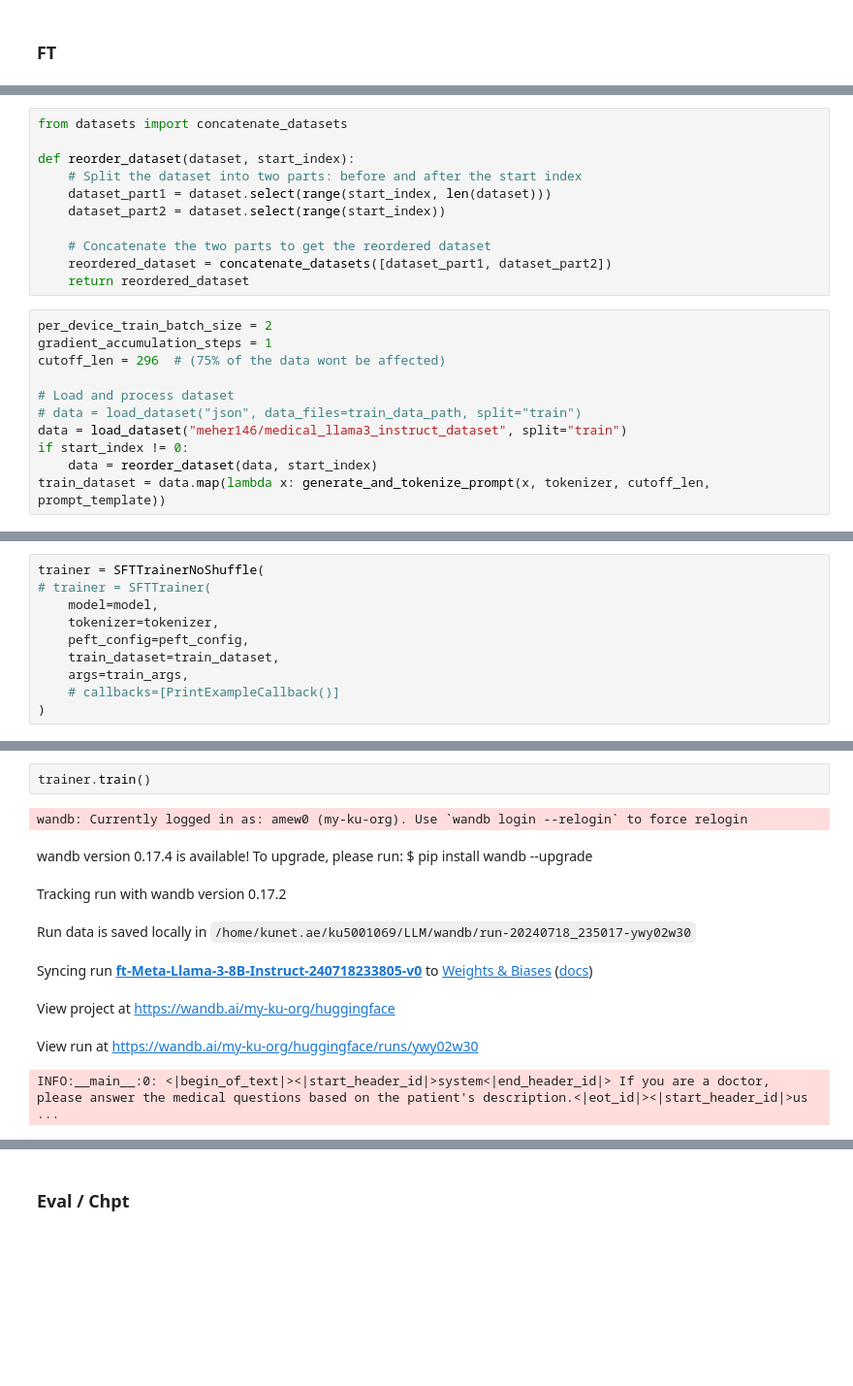
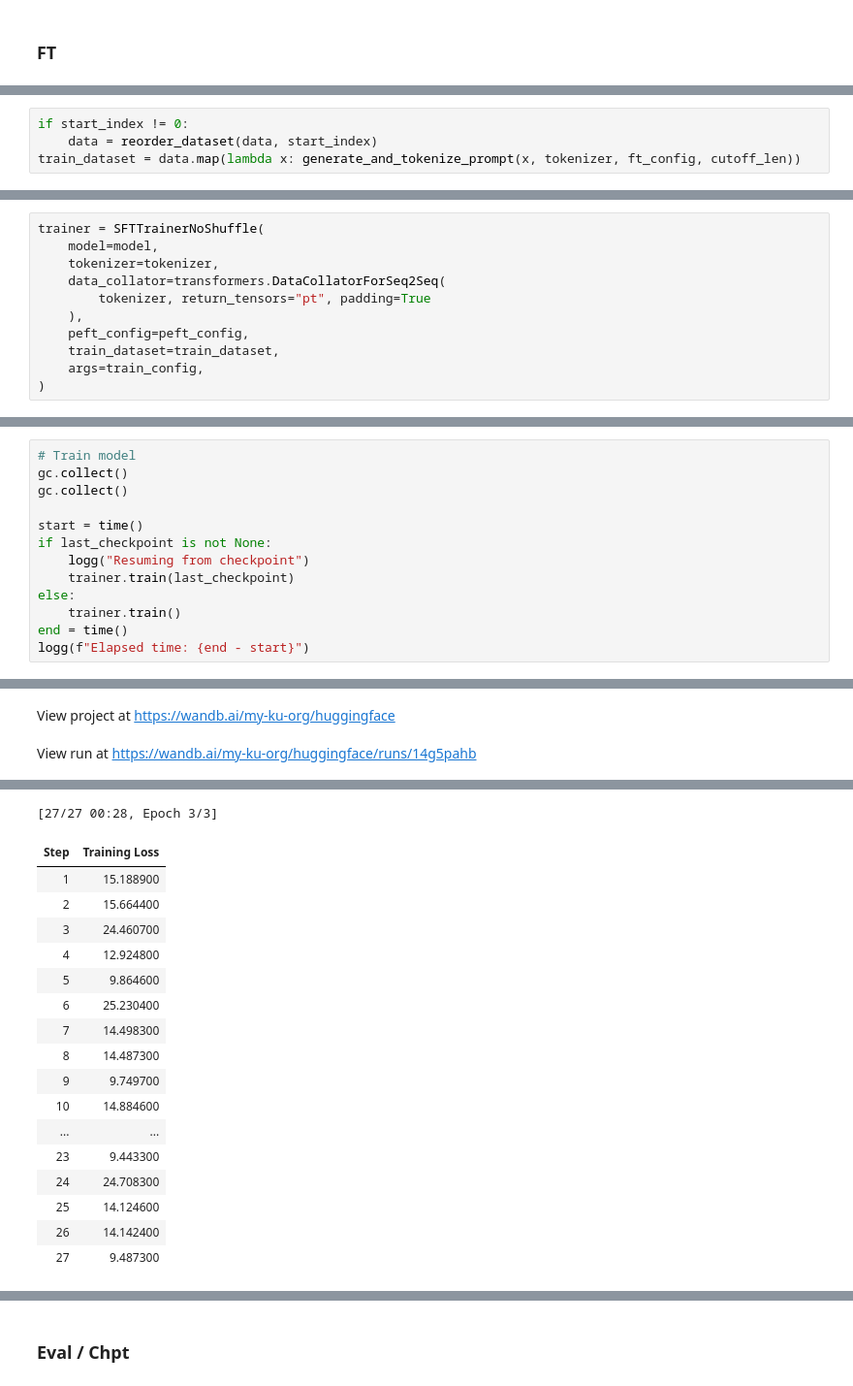
Before and after one commit to amew0/LLM, a Jupyter notebook: temp.ipynb, the cells around one changed output, grey strips where cells are left out. Shown: that part at 97% size. Saved outputs shown, nothing was run; the diff lists cells and outputs as text; blank space fills up the shorter version.

```diff
--- a/temp.ipynb
+++ b/temp.ipynb
@@ -411,22 +401,4 @@ peft_config = LoraConfig(
-# %%
-from datasets import concatenate_datasets
-
-def reorder_dataset(dataset, start_index):
-    # Split the dataset into two parts: before and after the start index
-    dataset_part1 = dataset.select(range(start_index, len(dataset)))
-    dataset_part2 = dataset.select(range(start_index))
-
-    # Concatenate the two parts to get the reordered dataset
-    reordered_dataset = concatenate_datasets([dataset_part1, dataset_part2])
-    return reordered_dataset
 # %%
-per_device_train_batch_size = 2
-gradient_accumulation_steps = 1
-cutoff_len = 296  # (75% of the data wont be affected)
-
-# Load and process dataset
-# data = load_dataset("json", data_files=train_data_path, split="train")
-data = load_dataset("meher146/medical_llama3_instruct_dataset", split="train")
 if start_index != 0:
     data = reorder_dataset(data, start_index)
-train_dataset = data.map(lambda x: generate_and_tokenize_prompt(x, tokenizer, cutoff_len, prompt_template))
+train_dataset = data.map(lambda x: generate_and_tokenize_prompt(x, tokenizer, ft_config, cutoff_len))
@@ -474,11 +457,12 @@ class SFTTrainerNoShuffle(SFTTrainer):
 # %%
 trainer = SFTTrainerNoShuffle(
-# trainer = SFTTrainer(
     model=model,
     tokenizer=tokenizer,
+    data_collator=transformers.DataCollatorForSeq2Seq(
+        tokenizer, return_tensors="pt", padding=True
+    ),
     peft_config=peft_config,
     train_dataset=train_dataset,
-    args=train_args,
-    # callbacks=[PrintExampleCallback()]
+    args=train_config,
 )
 # %% [output]
@@ -486,11 +470,14 @@ WARNING:accelerate.utils.other:Detected kernel version 4.18.0, which is below th
-# %%
-trainer.train()
-# %% [output]
-wandb: Currently logged in as: amew0 (my-ku-org). Use `wandb login --relogin` to force relogin
-wandb version 0.17.4 is available! To upgrade, please run: $ pip install wandb --upgrade
-Tracking run with wandb version 0.17.2
-Run data is saved locally in /home/kunet.ae/ku5001069/LLM/wandb/run-20240718_235017-ywy02w30
-Syncing run ft-Meta-Llama-3-8B-Instruct-240718233805-v0 to Weights & Biases (docs)
-View project at https://wandb.ai/my-ku-org/huggingface
-View run at https://wandb.ai/my-ku-org/huggingface/runs/ywy02w30
-INFO:__main__:0: <|begin_of_text|><|start_header_id|>system<|end_header_id|> If you are a doctor, please answer the medical questions based on the patient's description.<|eot_id|><|start_header_id|>us ...
+# %%
+# Train model
+gc.collect()
+gc.collect()
+
+start = time()
+if last_checkpoint is not None:
+    logg("Resuming from checkpoint")
+    trainer.train(last_checkpoint)
+else:
+    trainer.train()
+end = time()
+logg(f"Elapsed time: {end - start}")
+# %% [output]
@@ -496,0 +489,2 @@ INFO:__main__:0: <|begin_of_text|><|start_header_id|>system<|end_header_id|> If
+View project at https://wandb.ai/my-ku-org/huggingface
+View run at https://wandb.ai/my-ku-org/huggingface/runs/14g5pahb
@@ -496,0 +497,18 @@ INFO:__main__:0: <|begin_of_text|><|start_header_id|>system<|end_header_id|> If
+[27/27 00:28, Epoch 3/3]
+| Step | Training Loss |
+| 1 | 15.188900 |
+| 2 | 15.664400 |
+| 3 | 24.460700 |
+| 4 | 12.924800 |
+| 5 | 9.864600 |
+| 6 | 25.230400 |
+| 7 | 14.498300 |
+| 8 | 14.487300 |
+| 9 | 9.749700 |
+| 10 | 14.884600 |
+| ... | ... |
+| 23 | 9.443300 |
+| 24 | 24.708300 |
+| 25 | 14.124600 |
+| 26 | 14.142400 |
+| 27 | 9.487300 |
```
Also changed, not shown: parts of 25 cells of this notebook, 5 other files.
